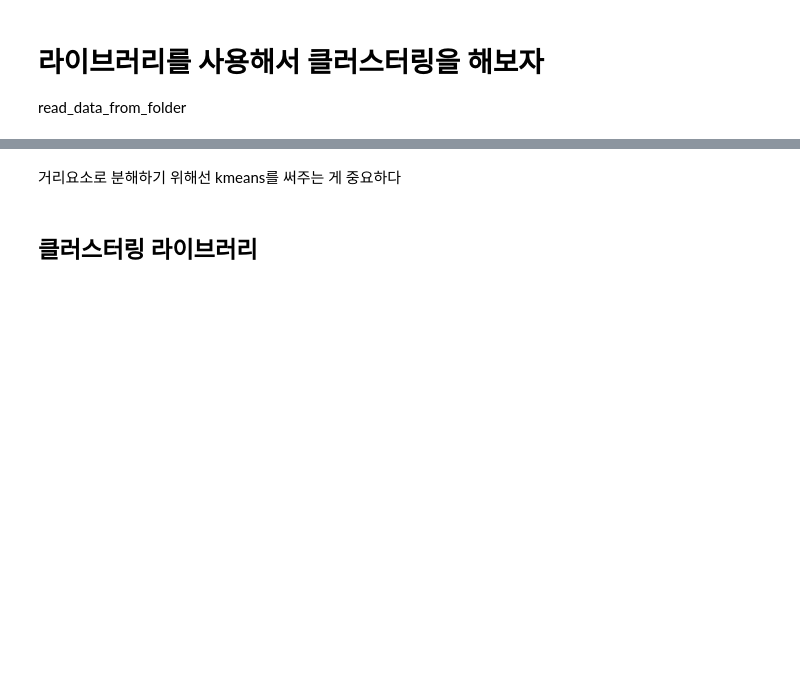
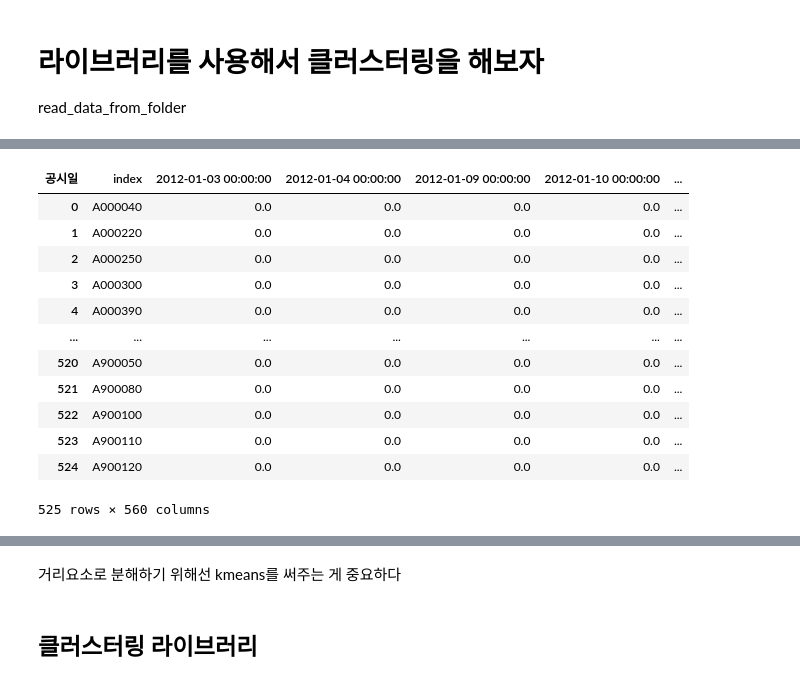
Before and after one commit to Je-Hyeon/KRX_project_2022, a Jupyter notebook: Do_clustering.ipynb, the cells around one changed output, grey strips where cells are left out. Cells and saved outputs as stored; diff of their text form; code cells hidden in the pictures; blank space fills up the shorter version.

```diff
--- a/Do_clustering.ipynb
+++ b/Do_clustering.ipynb
@@ -16,0 +38,16 @@ financial_data2 = tools.dict_data_preprocess(financial_data, function=np.mean, w
+# %%
+kind_data["BW금액_전체시장"].T.reset_index()
+# %% [output]
+| 공시일 | index | 2012-01-03 00:00:00 | 2012-01-04 00:00:00 | 2012-01-09 00:00:00 | 2012-01-10 00:00:00 | ... |
+| 0 | A000040 | 0.0 | 0.0 | 0.0 | 0.0 | ... |
+| 1 | A000220 | 0.0 | 0.0 | 0.0 | 0.0 | ... |
+| 2 | A000250 | 0.0 | 0.0 | 0.0 | 0.0 | ... |
+| 3 | A000300 | 0.0 | 0.0 | 0.0 | 0.0 | ... |
+| 4 | A000390 | 0.0 | 0.0 | 0.0 | 0.0 | ... |
+| ... | ... | ... | ... | ... | ... | ... |
+| 520 | A900050 | 0.0 | 0.0 | 0.0 | 0.0 | ... |
+| 521 | A900080 | 0.0 | 0.0 | 0.0 | 0.0 | ... |
+| 522 | A900100 | 0.0 | 0.0 | 0.0 | 0.0 | ... |
+| 523 | A900110 | 0.0 | 0.0 | 0.0 | 0.0 | ... |
+| 524 | A900120 | 0.0 | 0.0 | 0.0 | 0.0 | ... |
+525 rows × 560 columns
```
Also changed, not shown: parts of 8 cells of this notebook, 16 other files.
